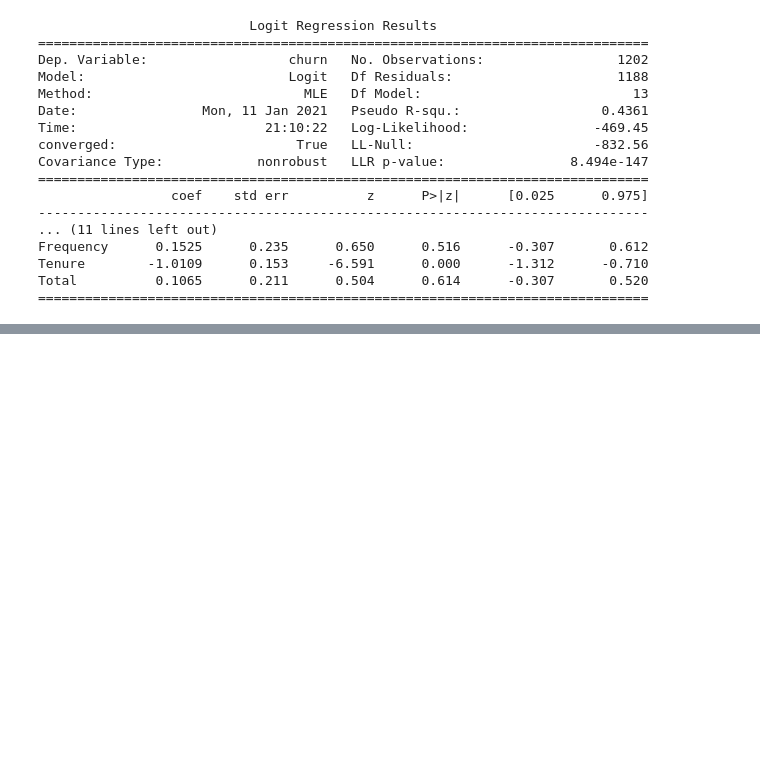
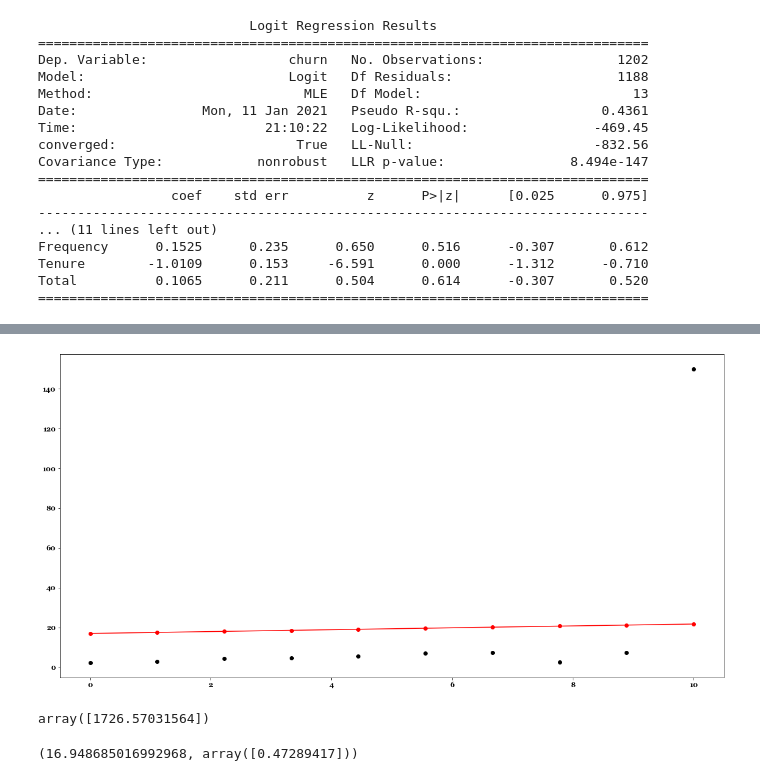
Before and after one commit to americanthinker/dental-project, a Jupyter notebook: notebooks/Logistic_Regression.ipynb, the cells around one changed output, grey strips where cells are left out. Cells and saved outputs as stored; diff of their text form; code cells hidden in the pictures; blank space fills up the shorter version.

```diff
--- a/notebooks/Logistic_Regression.ipynb
+++ b/notebooks/Logistic_Regression.ipynb
@@ -275,0 +488,13 @@ Total          0.1065      0.211      0.504      0.614      -0.307       0.520
+# %%
+ridge = Ridge(alpha=1500)
+plot_data(X, y, ridge)
+# %% [output]
+[figure, added]
+# %%
+np.mean((y - ridge.predict(X))**2)
+# %% [output]
+array([1726.57031564])
+# %%
+ridge.intercept_, ridge.coef_,
+# %% [output]
+(16.948685016992968, array([0.47289417]))
```
Also changed, not shown: parts of 52 cells of this notebook, 5 other files.
